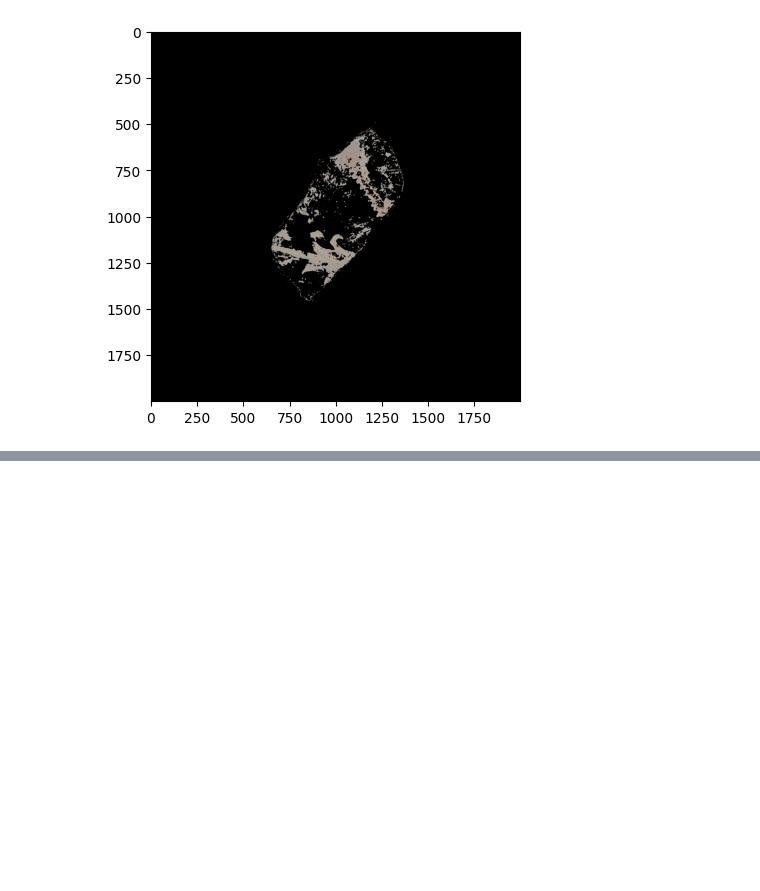
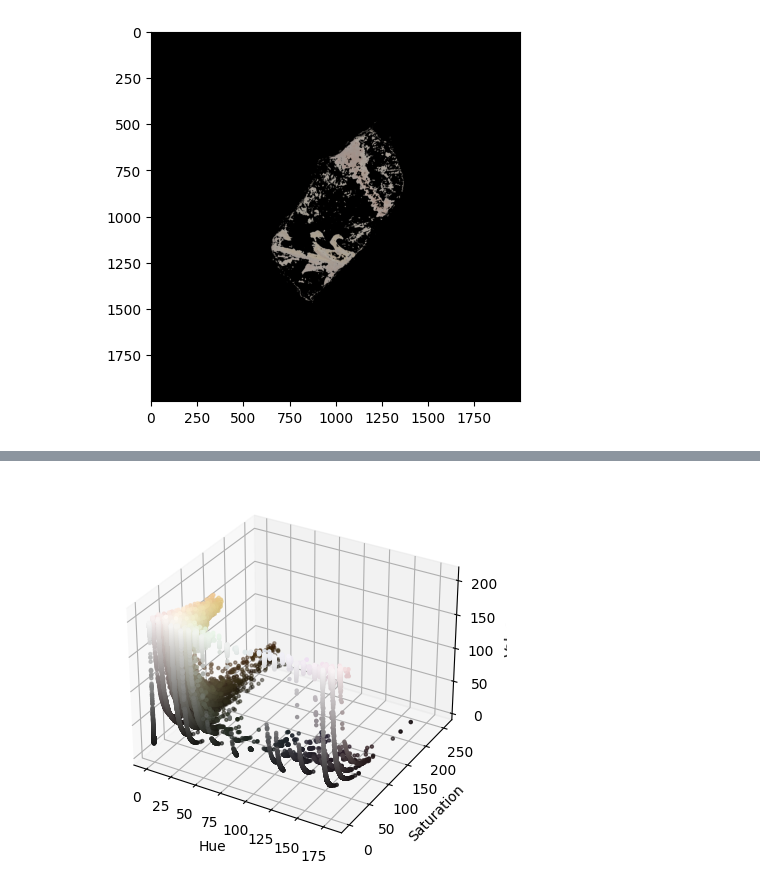
Before and after one commit to yanivohayon8/intact_surface_cleaning, a Jupyter notebook: notebooks/1_poc_hsv_plot.ipynb, the cells around one changed output, grey strips where cells are left out. Drawn from its saved outputs; the diff is of its cells as text; code cells hidden in the pictures; blank space fills up the shorter version.

```diff
--- a/notebooks/1_poc_hsv_plot.ipynb
+++ b/notebooks/1_poc_hsv_plot.ipynb
@@ -151,0 +172,4 @@ plt.imshow(result)
+# %%
+plotHSV(img_2_hsv,get_pixel_colors(img_2_rgb))
+# %% [output]
+[figure, added]
```
Also changed, not shown: parts of 13 cells of this notebook.
